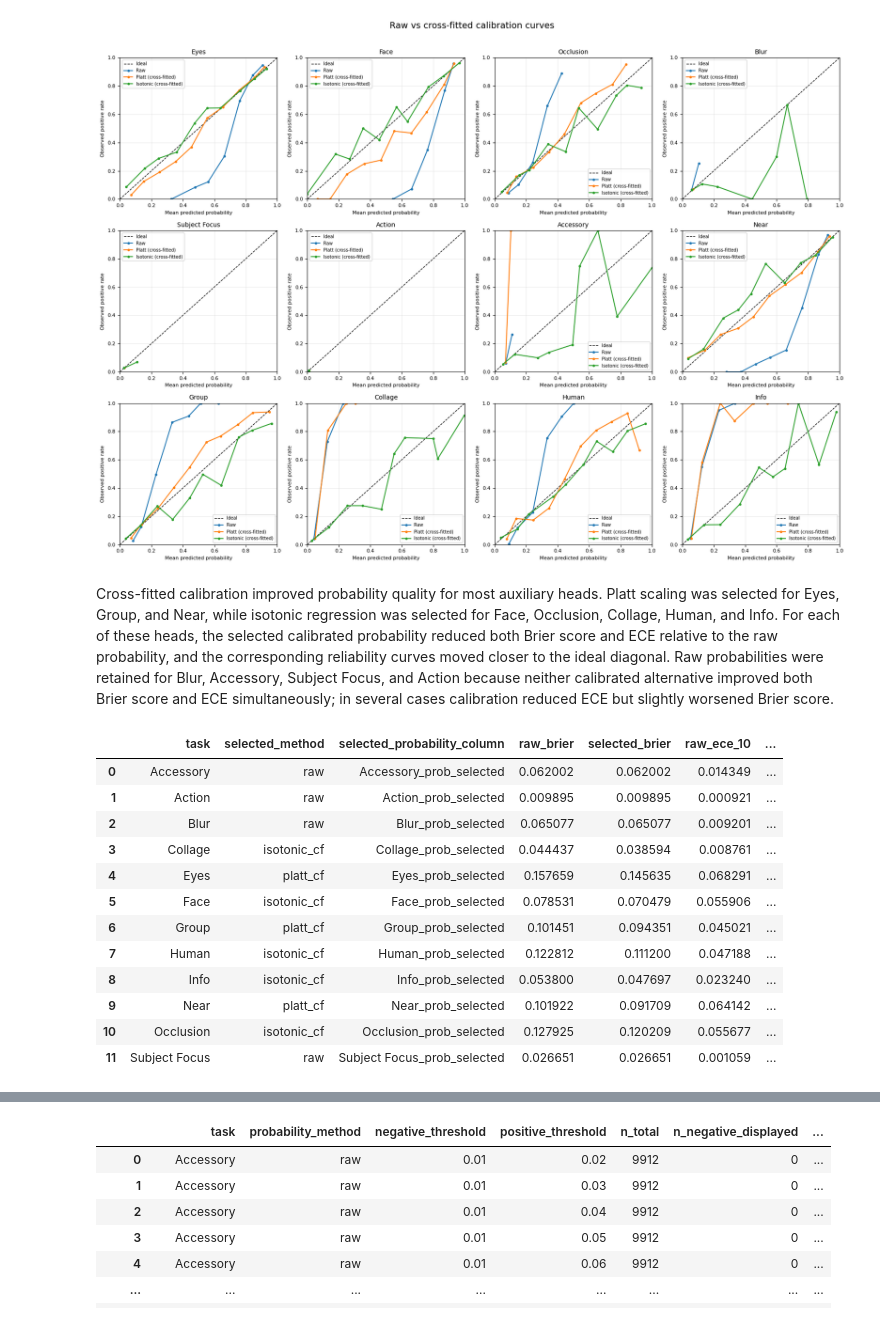
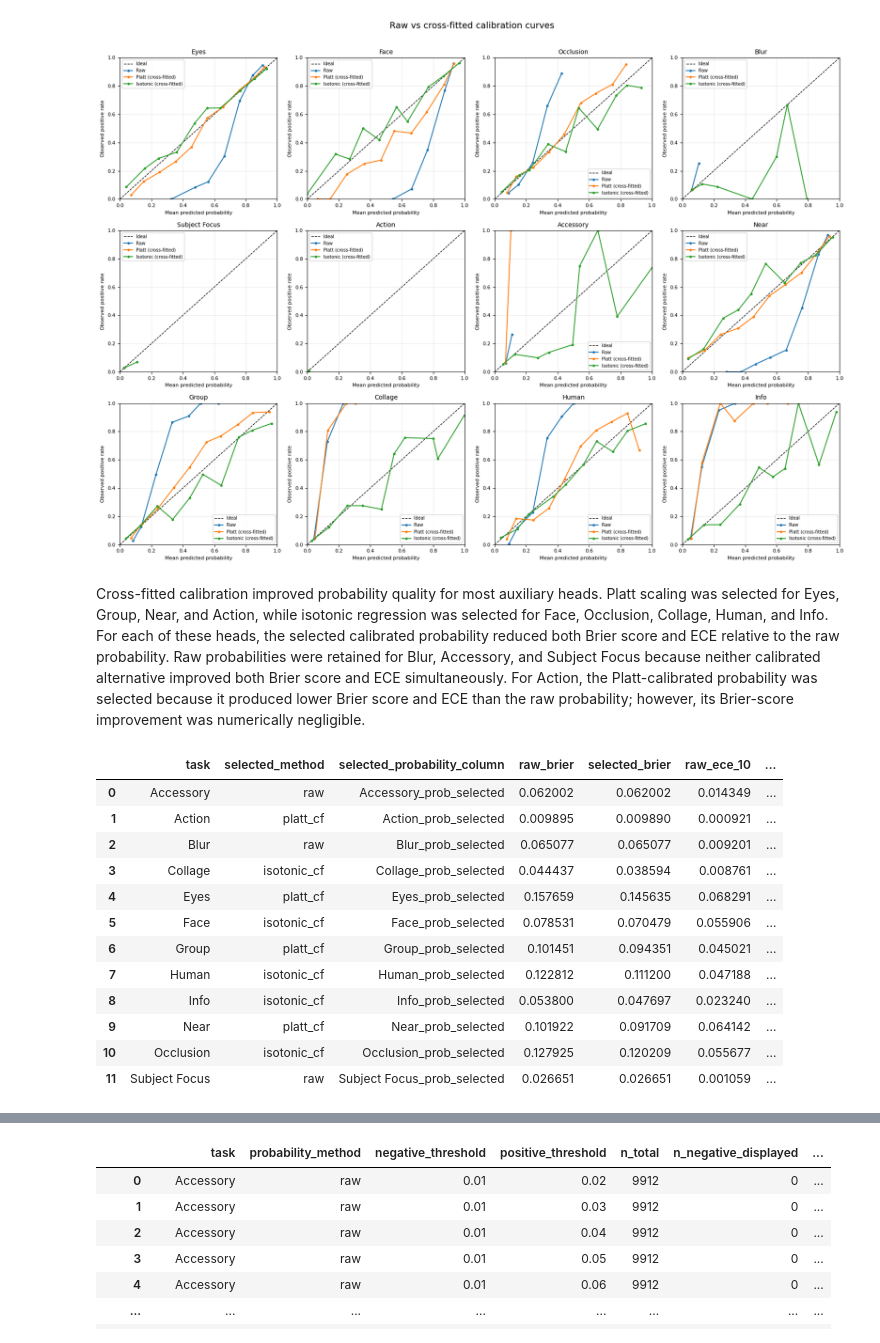
Before and after one commit to GhiasAli17/Petfinder-Pawpularity-Analysis, a Jupyter notebook: extra/exp20_inference_calibration/exp20_inference_feedback_with_calibration.ipynb, the cells around one changed output, grey strips where cells are left out. Cells and saved outputs as stored; diff of their text form; code cells hidden in the pictures.

```diff
--- a/extra/exp20_inference_calibration/exp20_inference_feedback_with_calibration.ipynb
+++ b/extra/exp20_inference_calibration/exp20_inference_feedback_with_calibration.ipynb
@@ -210,11 +196,10 @@ def crossfit_calibration(aux_df, tasks, fold_col="fold"):
             if len(test_idx) == 0 or train[y_col].nunique() < 2:
                 continue
 
-            x_train = train[p_col].clip(1e-6, 1 - 1e-6).to_numpy()
+            x_train = train[p_col].to_numpy(dtype=float)
             y_train = train[y_col].astype(int).to_numpy()
-            x_test = out.loc[test_idx, p_col].clip(1e-6, 1 - 1e-6).to_numpy()
-
-            platt = LogisticRegression(solver="lbfgs")
+            x_test = out.loc[test_idx, p_col].to_numpy(dtype=float)
+            platt = LogisticRegression(solver="lbfgs", max_iter=1000)
             platt.fit(x_train.reshape(-1, 1), y_train)
             out.loc[test_idx, f"{task}_prob_platt_cf"] = (
                 platt.predict_proba(x_test.reshape(-1, 1))[:, 1]
@@ -357,14 +342,14 @@ plot_calibration_comparison(
 # %% [output]
 [figure]
 # %% [markdown]
-Cross-fitted calibration improved probability quality for most auxiliary heads. Platt scaling was selected for Eyes, Group, and Near, while isotonic regression was selected for Face, Occlusion, Collage, Human, and Info. For each of these heads, the selected calibrated probability reduced both Brier score and ECE relative to the raw probability, and the corresponding reliability curves moved closer to the ideal diagonal. Raw probabilities were retained for Blur, Accessory, Subject Focus, and Action because neither calibrated alternative improved both Brier score and ECE simultaneously; in several cases calibration reduced ECE but slightly worsened Brier score.
+Cross-fitted calibration improved probability quality for most auxiliary heads. Platt scaling was selected for Eyes, Group, Near, and Action, while isotonic regression was selected for Face, Occlusion, Collage, Human, and Info. For each of these heads, the selected calibrated probability reduced both Brier score and ECE relative to the raw probability. Raw probabilities were retained for Blur, Accessory, and Subject Focus because neither calibrated alternative improved both Brier score and ECE simultaneously. For Action, the Platt-calibrated probability was selected because it produced lower Brier score and ECE than the raw probability; however, its Brier-score improvement was numerically negligible.
 # %%
 # SECTION 2 , Select final calibrated probability per feedback head.
 # Use selected probabilities only in later threshold and display-feedback analysis.
 
 SELECTED_METHODS = {
     "Accessory": "raw",
-    "Action": "raw",
+    "Action": "platt_cf",
     "Blur": "raw",
     "Collage": "isotonic_cf",
     "Eyes": "platt_cf",
@@ -398,34 +383,34 @@ for task, method in SELECTED_METHODS.items():
     selected_metrics = calibration_results[
         (calibration_results["task"] == task)
         & (calibration_results["method"] == method_name_in_table)
     ].iloc[0]
 
     raw_metrics = calibration_results[
         (calibration_results["task"] == task)
         & (calibration_results["method"] == "raw")
     ].iloc[0]
 
     selection_rows.append({
         "task": task,
         "selected_method": method,
         "selected_probability_column": f"{task}_prob_selected",
         "raw_brier": raw_metrics["brier"],
         "selected_brier": selected_metrics["brier"],
         "raw_ece_10": raw_metrics["ece_10"],
         "selected_ece_10": selected_metrics["ece_10"],
     })
 
 calibration_selection_df = (
     pd.DataFrame(selection_rows)
     .sort_values("task")
     .reset_index(drop=True)
 )
 
 display(calibration_selection_df.round(6))
 # %% [output]
 |  | task | selected_method | selected_probability_column | raw_brier | selected_brier | raw_ece_10 | ... |
 | 0 | Accessory | raw | Accessory_prob_selected | 0.062002 | 0.062002 | 0.014349 | ... |
-| 1 | Action | raw | Action_prob_selected | 0.009895 | 0.009895 | 0.000921 | ... |
+| 1 | Action | platt_cf | Action_prob_selected | 0.009895 | 0.009890 | 0.000921 | ... |
 | 2 | Blur | raw | Blur_prob_selected | 0.065077 | 0.065077 | 0.009201 | ... |
 | 3 | Collage | isotonic_cf | Collage_prob_selected | 0.044437 | 0.038594 | 0.008761 | ... |
 | 4 | Eyes | platt_cf | Eyes_prob_selected | 0.157659 | 0.145635 | 0.068291 | ... |
```
Also changed, not shown: parts of 5 cells of this notebook.
